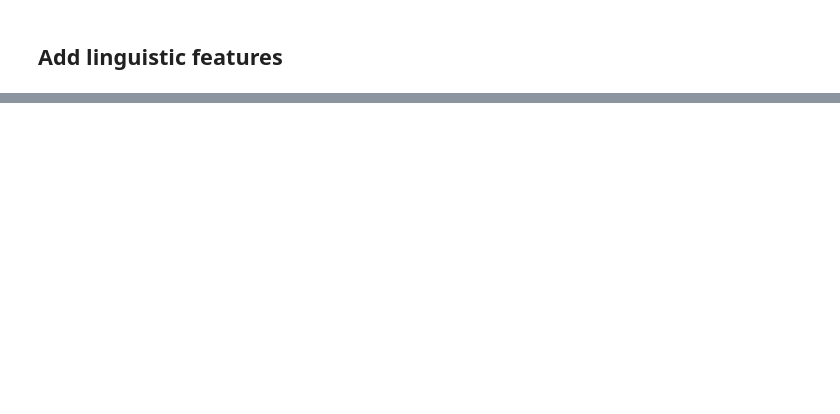
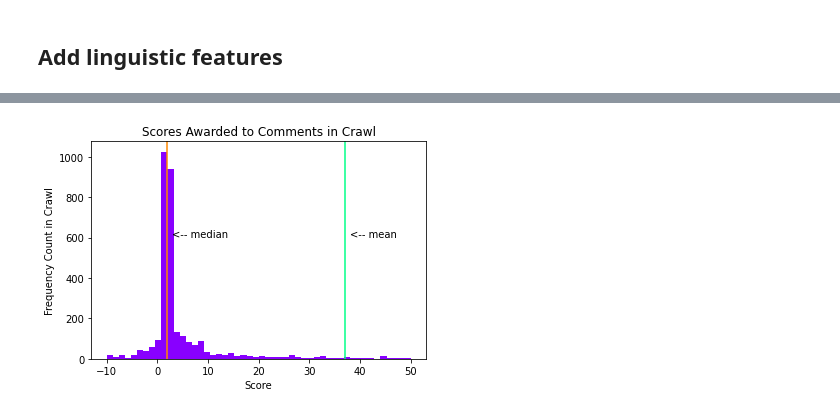
Before and after one commit to Bcromas/rosie, a Jupyter notebook: EDA.ipynb, the cells around one changed output, grey strips where cells are left out. Saved outputs shown, nothing was run; the diff lists cells and outputs as text; code cells hidden in the pictures; blank space fills up the shorter version.

```diff
--- a/EDA.ipynb
+++ b/EDA.ipynb
@@ -77,0 +141,11 @@ comments_df.sample(3)
+# %%
+plt.hist(x = comments_df["score"], bins = 50, range = (-10, 50), color = "#8800ff");
+plt.xlabel("Score")
+plt.ylabel("Frequency Count in Crawl")
+plt.axvline(x = np.mean(comments_df["score"]), color = "#00ff88")
+plt.axvline(x = np.median(comments_df["score"]), color = "#ff8800") # orange is median
+plt.title(label = "Scores Awarded to Comments in Crawl");
+plt.annotate(s = "<-- mean", xy = (np.mean(comments_df["score"])+1,600));
+plt.annotate(s = "<-- median", xy = (np.median(comments_df["score"])+1,600));
+# %% [output]
+[figure, added]
```
Also changed, not shown: parts of 45 cells of this notebook, 2 other files.
